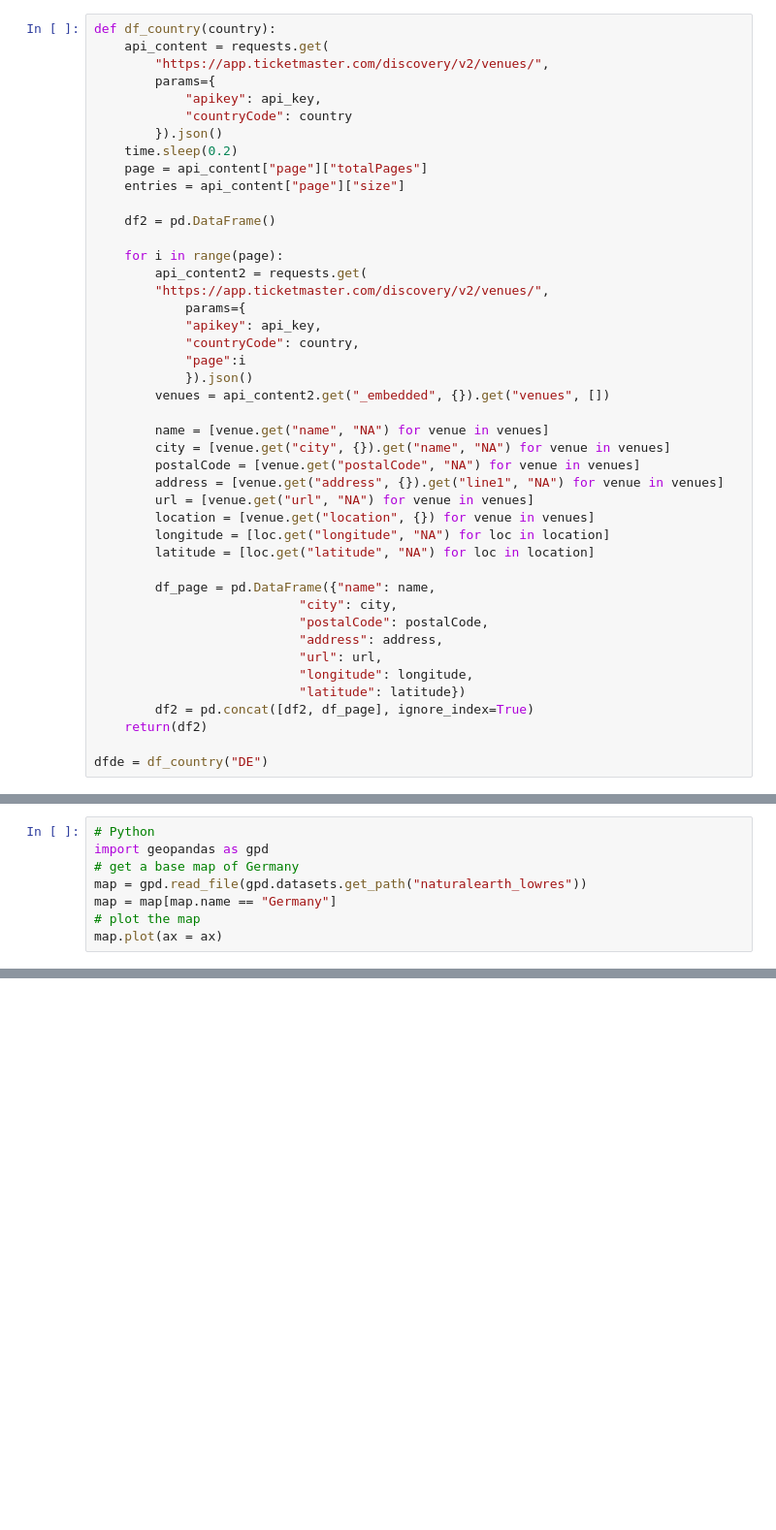
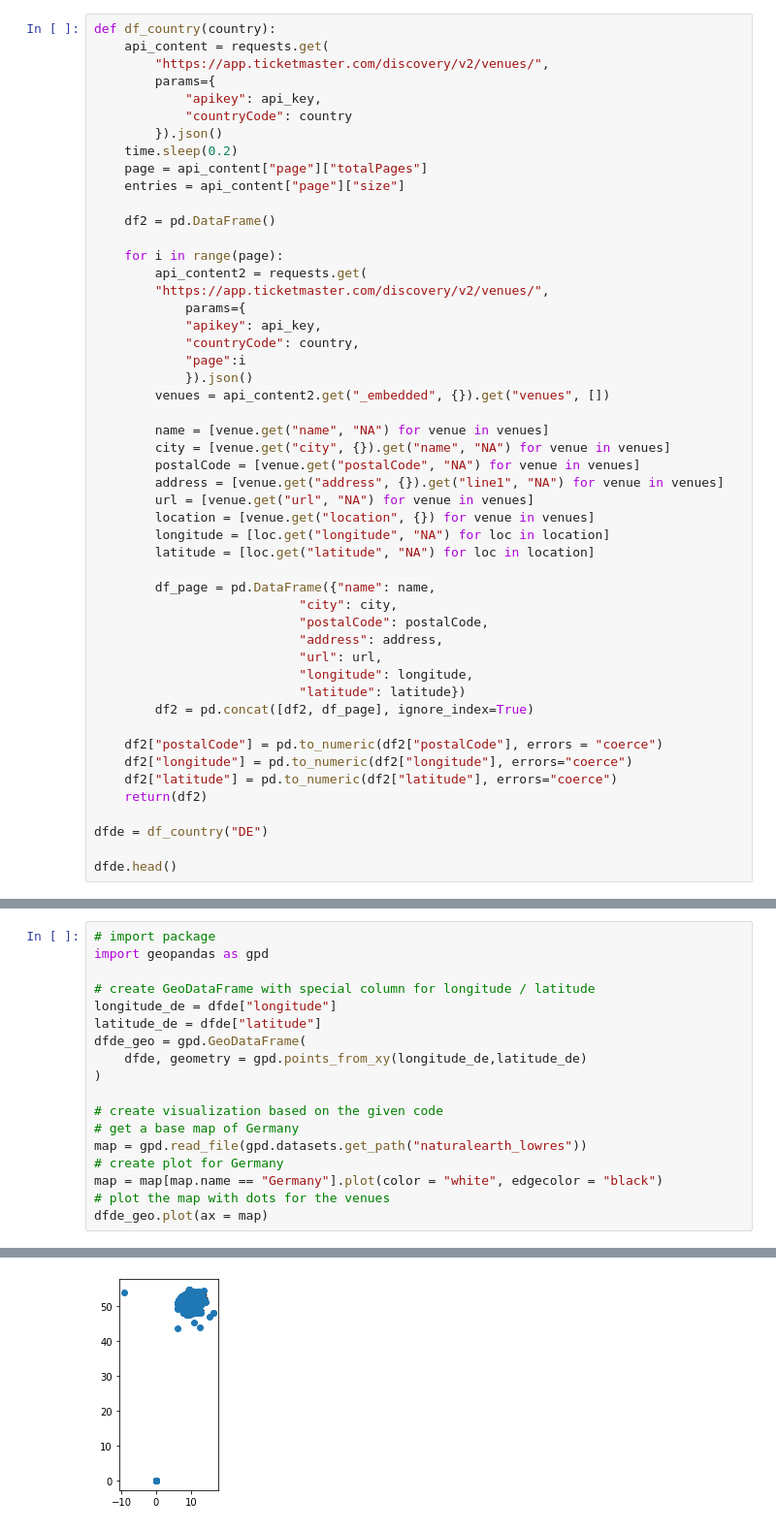
Before and after one commit to jonah-gas/Assignment05, a Jupyter notebook: Gasparro_Jonah_Assignment05_Python.ipynb, the cells around one changed output, grey strips where cells are left out. Shown at 97% size. Cells and saved outputs as stored; diff of their text form; blank space fills up the shorter version.

Commit message:
rar coding of all python tasks

```diff
--- a/Gasparro_Jonah_Assignment05_Python.ipynb
+++ b/Gasparro_Jonah_Assignment05_Python.ipynb
@@ -80,6 +87,12 @@ def df_country(country):
                            "longitude": longitude,
                            "latitude": latitude})
         df2 = pd.concat([df2, df_page], ignore_index=True)
+
+    df2["postalCode"] = pd.to_numeric(df2["postalCode"], errors = "coerce")
+    df2["longitude"] = pd.to_numeric(df2["longitude"], errors="coerce")
+    df2["latitude"] = pd.to_numeric(df2["latitude"], errors="coerce")
     return(df2)
 
 dfde = df_country("DE")
+
+dfde.head()
@@ -106,8 +126,19 @@ print(dfde)
 # %%
-# Python
+# import package
 import geopandas as gpd
+
+# create GeoDataFrame with special column for longitude / latitude
+longitude_de = dfde["longitude"]
+latitude_de = dfde["latitude"]
+dfde_geo = gpd.GeoDataFrame(
+    dfde, geometry = gpd.points_from_xy(longitude_de,latitude_de)
+)
+
+# create visualization based on the given code
 # get a base map of Germany
 map = gpd.read_file(gpd.datasets.get_path("naturalearth_lowres"))
-map = map[map.name == "Germany"]
-# plot the map
-map.plot(ax = ax)
+# create plot for Germany
+map = map[map.name == "Germany"].plot(color = "white", edgecolor = "black")
+# plot the map with dots for the venues
+dfde_geo.plot(ax = map)
+# %% [output]
@@ -114 +146,2 @@ map.plot(ax = ax)
+[figure, added]
 # %%
```
Also changed, not shown: parts of 8 cells of this notebook.
